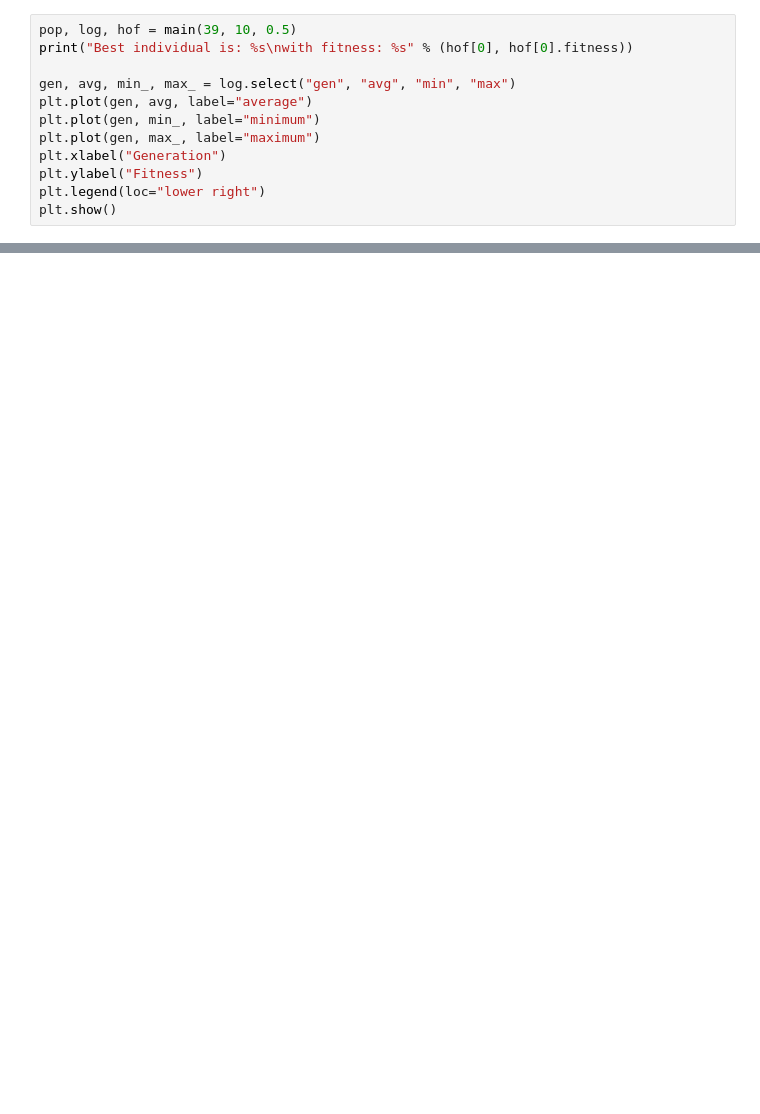
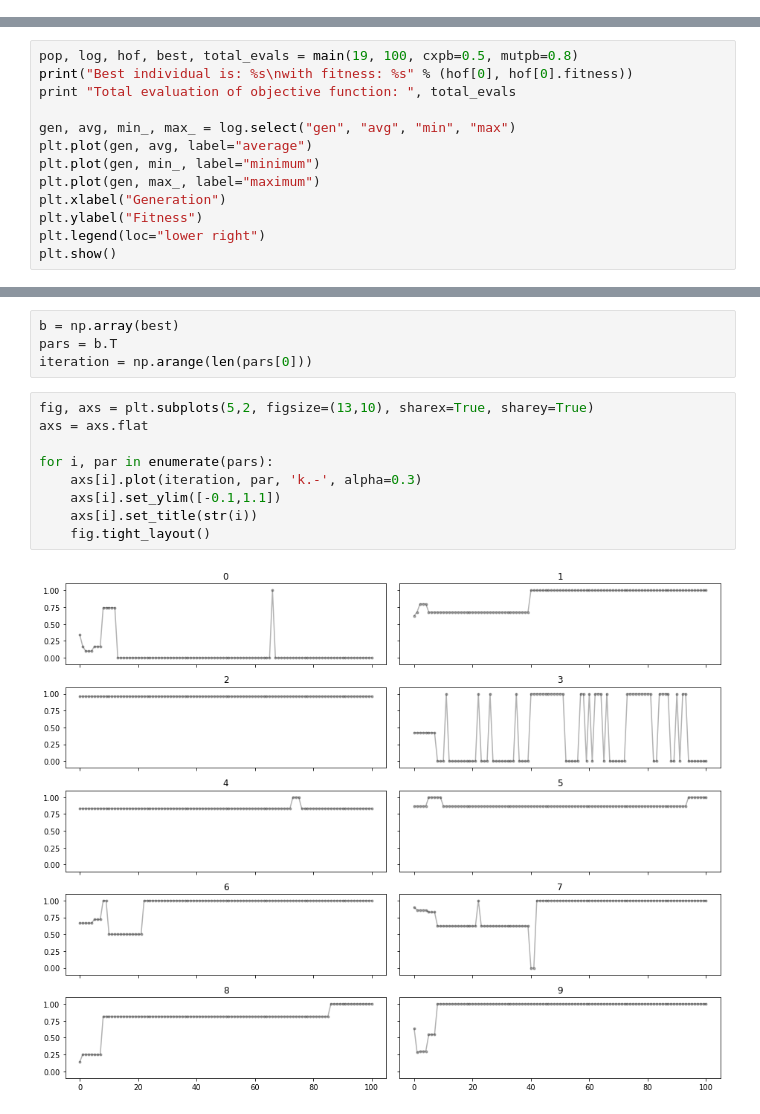
Before and after one commit to ridlo/radio_notebooks, a Jupyter notebook: GA_deap_01.ipynb, the cells around one changed output, grey strips where cells are left out. Drawn from its saved outputs; the diff is of its cells as text; blank space fills up the shorter version.

```diff
--- a/GA_deap_01.ipynb
+++ b/GA_deap_01.ipynb
@@ -347,12 +0,0 @@ with fitness: (9.292196530109976,)
-# %%
-pop, log, hof = main(39, 10, 0.5)
-print("Best individual is: %s\nwith fitness: %s" % (hof[0], hof[0].fitness))
-
-gen, avg, min_, max_ = log.select("gen", "avg", "min", "max")
-plt.plot(gen, avg, label="average")
-plt.plot(gen, min_, label="minimum")
-plt.plot(gen, max_, label="maximum")
-plt.xlabel("Generation")
-plt.ylabel("Fitness")
-plt.legend(loc="lower right")
-plt.show()
@@ -378,0 +332,13 @@ Conclusion:
+# %%
+pop, log, hof, best, total_evals = main(19, 100, cxpb=0.5, mutpb=0.8)
+print("Best individual is: %s\nwith fitness: %s" % (hof[0], hof[0].fitness))
+print "Total evaluation of objective function: ", total_evals
+
+gen, avg, min_, max_ = log.select("gen", "avg", "min", "max")
+plt.plot(gen, avg, label="average")
+plt.plot(gen, min_, label="minimum")
+plt.plot(gen, max_, label="maximum")
+plt.xlabel("Generation")
+plt.ylabel("Fitness")
+plt.legend(loc="lower right")
+plt.show()
@@ -378,0 +350,15 @@ Conclusion:
+# %%
+b = np.array(best)
+pars = b.T
+iteration = np.arange(len(pars[0]))
+# %%
+fig, axs = plt.subplots(5,2, figsize=(13,10), sharex=True, sharey=True)
+axs = axs.flat
+
+for i, par in enumerate(pars):
+    axs[i].plot(iteration, par, 'k.-', alpha=0.3)
+    axs[i].set_ylim([-0.1,1.1])
+    axs[i].set_title(str(i))
+    fig.tight_layout()
+# %% [output]
+[figure, added]
```
Also changed, not shown: parts of 46 cells of this notebook.
